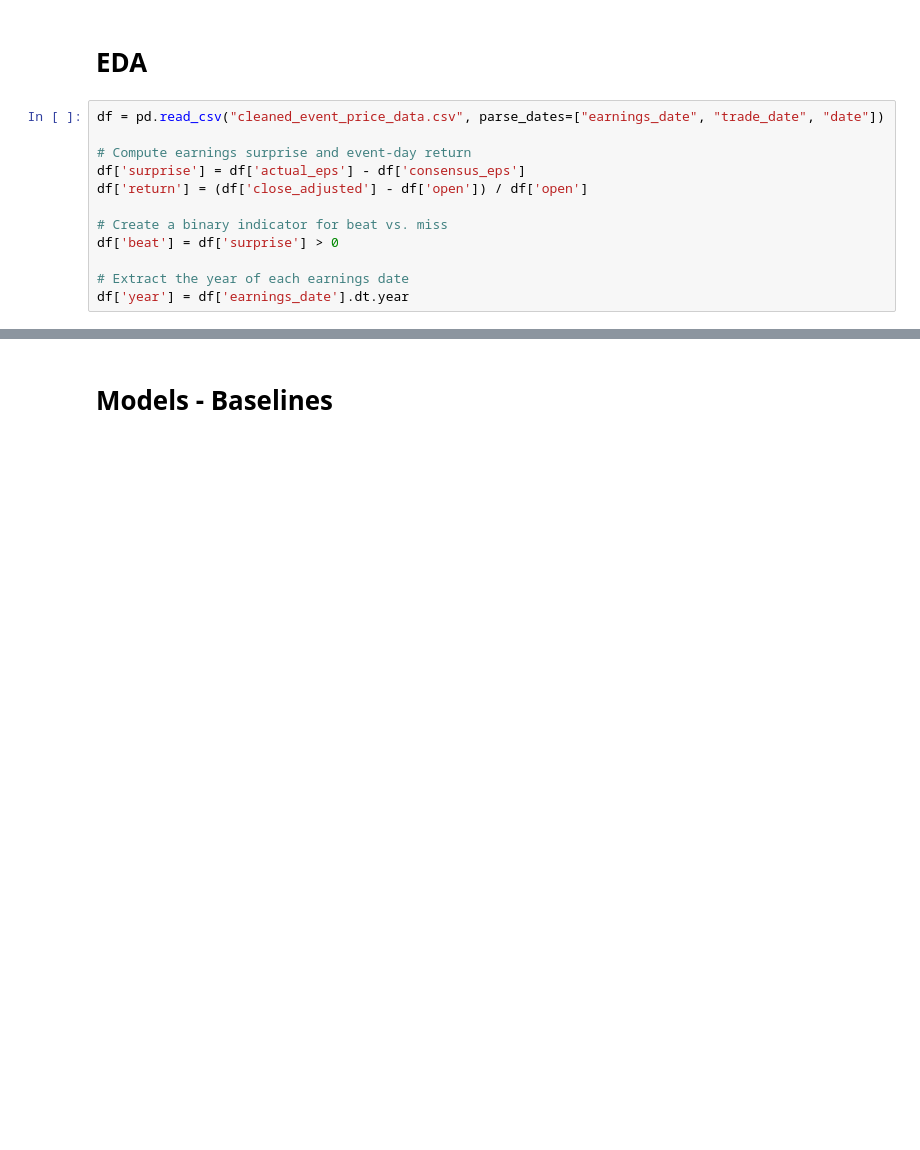
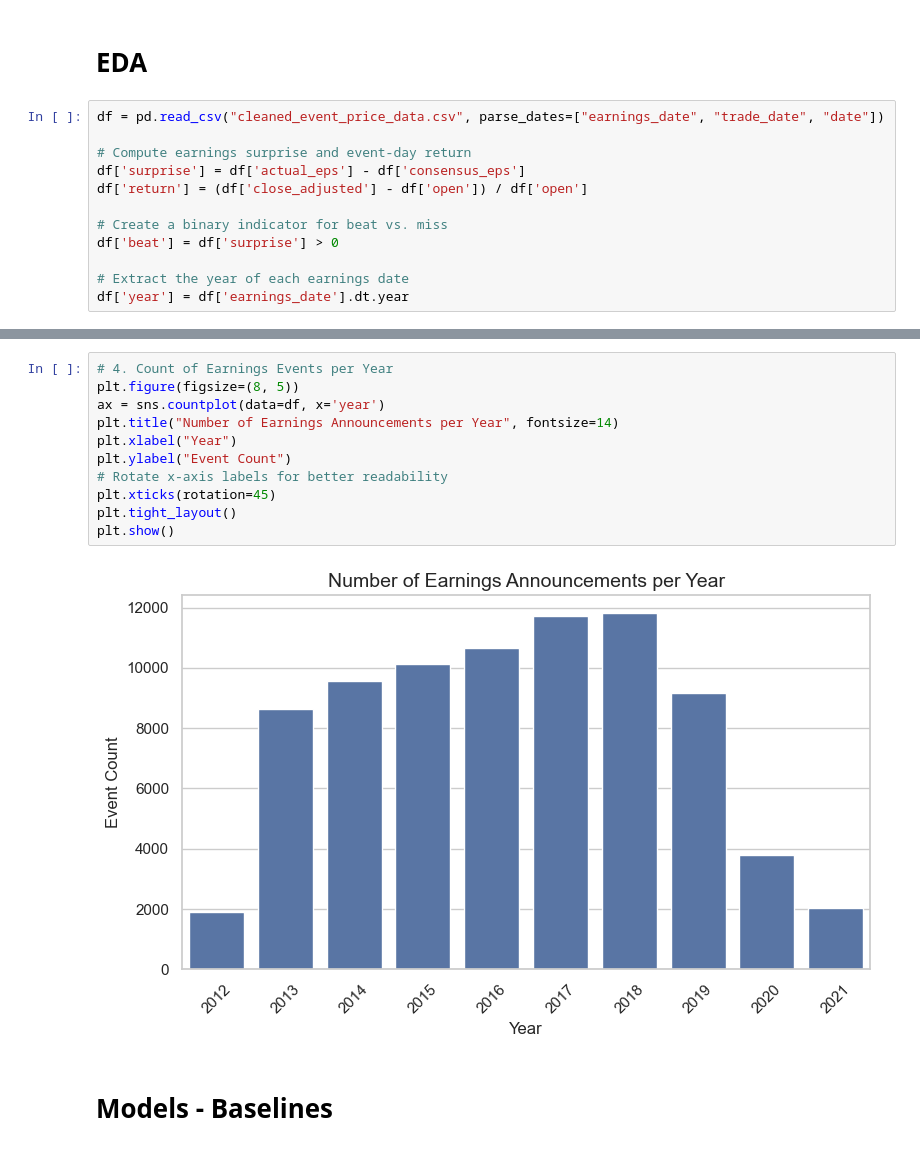
Before and after one commit to edfan1/CIS5450FinalProject, a Jupyter notebook: Notebook.ipynb, the cells around one changed output, grey strips where cells are left out. Drawn from its saved outputs; the diff is of its cells as text; blank space fills up the shorter version.

```diff
--- a/Notebook.ipynb
+++ b/Notebook.ipynb
@@ -148,3 +146,16 @@ plt.show()
+# %%
+# 4. Count of Earnings Events per Year
+plt.figure(figsize=(8, 5))
+ax = sns.countplot(data=df, x='year')
+plt.title("Number of Earnings Announcements per Year", fontsize=14)
+plt.xlabel("Year")
+plt.ylabel("Event Count")
+# Rotate x-axis labels for better readability
+plt.xticks(rotation=45)
+plt.tight_layout()
+plt.show()
+# %% [output]
+[figure, added]
 # %% [markdown]
 # Models - Baselines
 # %% [markdown]
```
Also changed, not shown: parts of 3 cells of this notebook.
